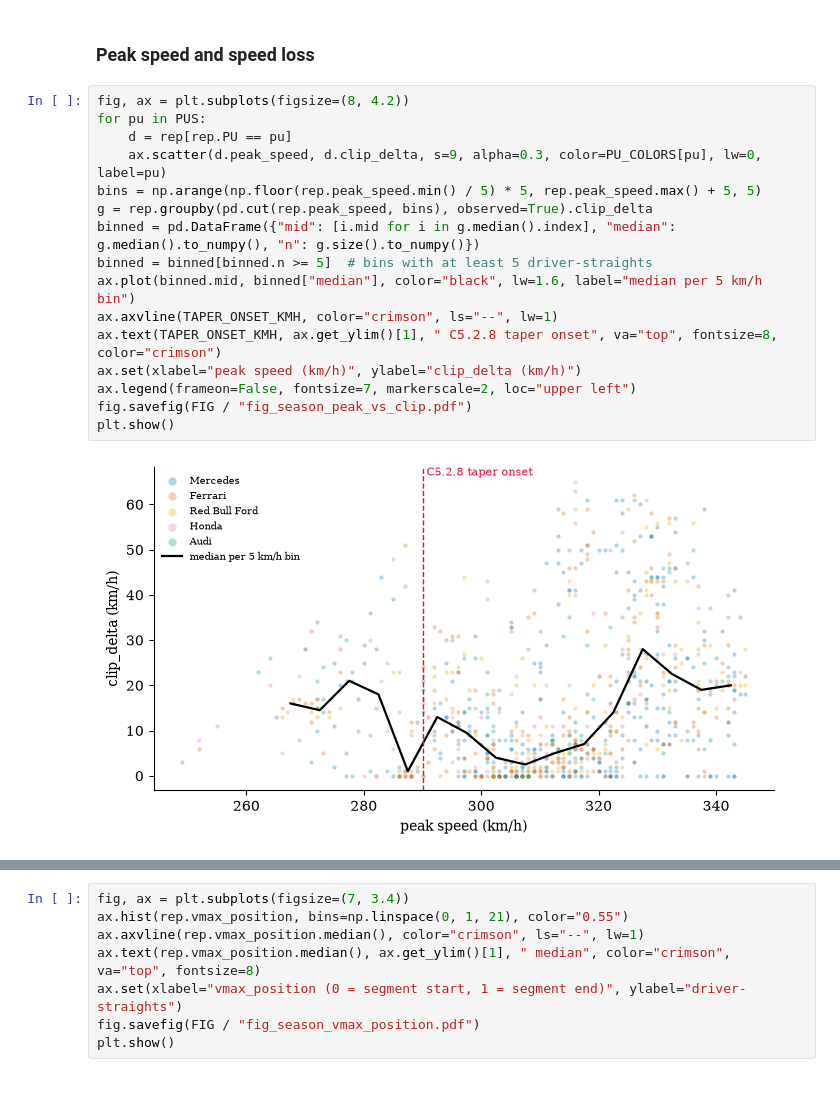
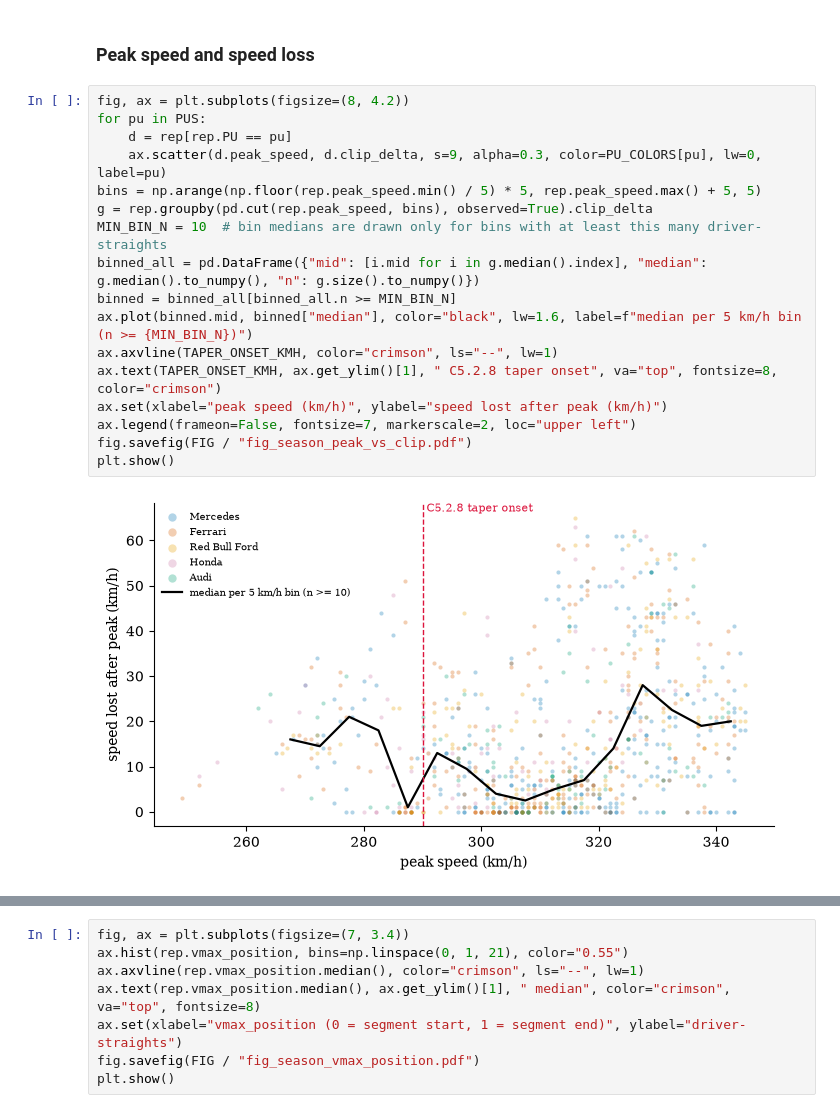
Before and after one commit to see7ien/Flat-Out, a Jupyter notebook: 02_season.ipynb, the cells around one changed output, grey strips where cells are left out. Saved outputs shown, nothing was run; the diff lists cells and outputs as text.

Commit message:
Add LaTeX report (main.tex, refs.bib, figures); scatter drops bins < 10 points, signature caption wording

```diff
--- a/02_season.ipynb
+++ b/02_season.ipynb
@@ -344,21 +378,22 @@ caption("Table", "e", "Reportable straights before and after the Miami rule chan
 # %%
 fig, ax = plt.subplots(figsize=(8, 4.2))
 for pu in PUS:
     d = rep[rep.PU == pu]
     ax.scatter(d.peak_speed, d.clip_delta, s=9, alpha=0.3, color=PU_COLORS[pu], lw=0, label=pu)
 bins = np.arange(np.floor(rep.peak_speed.min() / 5) * 5, rep.peak_speed.max() + 5, 5)
 g = rep.groupby(pd.cut(rep.peak_speed, bins), observed=True).clip_delta
-binned = pd.DataFrame({"mid": [i.mid for i in g.median().index], "median": g.median().to_numpy(), "n": g.size().to_numpy()})
-binned = binned[binned.n >= 5]  # bins with at least 5 driver-straights
-ax.plot(binned.mid, binned["median"], color="black", lw=1.6, label="median per 5 km/h bin")
+MIN_BIN_N = 10  # bin medians are drawn only for bins with at least this many driver-straights
+binned_all = pd.DataFrame({"mid": [i.mid for i in g.median().index], "median": g.median().to_numpy(), "n": g.size().to_numpy()})
+binned = binned_all[binned_all.n >= MIN_BIN_N]
+ax.plot(binned.mid, binned["median"], color="black", lw=1.6, label=f"median per 5 km/h bin (n >= {MIN_BIN_N})")
 ax.axvline(TAPER_ONSET_KMH, color="crimson", ls="--", lw=1)
 ax.text(TAPER_ONSET_KMH, ax.get_ylim()[1], " C5.2.8 taper onset", va="top", fontsize=8, color="crimson")
-ax.set(xlabel="peak speed (km/h)", ylabel="clip_delta (km/h)")
+ax.set(xlabel="peak speed (km/h)", ylabel="speed lost after peak (km/h)")
 ax.legend(frameon=False, fontsize=7, markerscale=2, loc="upper left")
 fig.savefig(FIG / "fig_season_peak_vs_clip.pdf")
 plt.show()
 # %% [output]
-[figure, old version]
+[figure, new version]
 # %%
 _below, _above = rep[rep.peak_speed < TAPER_ONSET_KMH], rep[rep.peak_speed >= TAPER_ONSET_KMH]
 _rho = _above[["peak_speed", "clip_delta"]].corr(method="spearman").iloc[0, 1]
```
Also changed, not shown: parts of 3 cells of this notebook, 22 other files.
